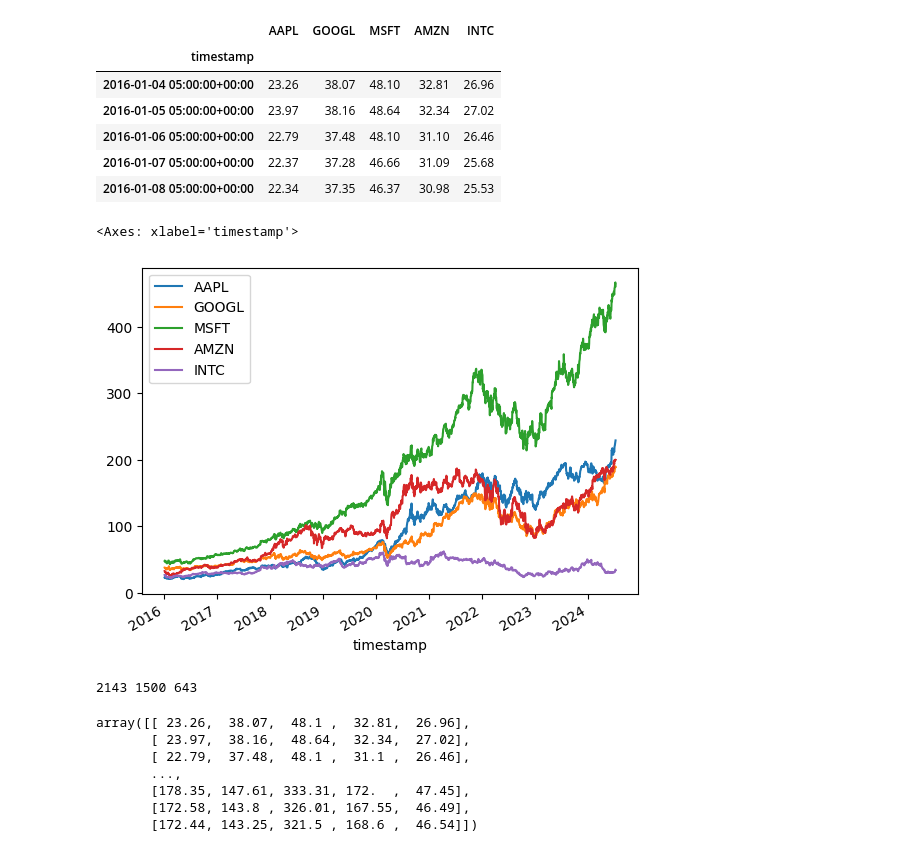
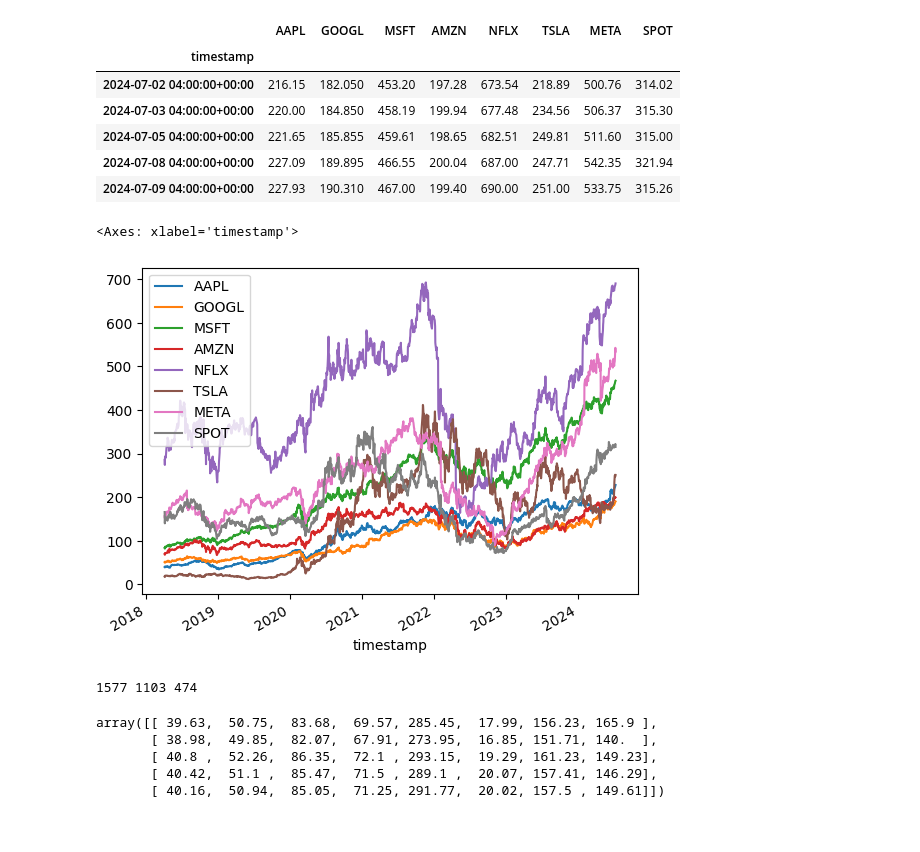
Before and after one commit to AxelGard/cira-examples, a Jupyter notebook: policy_network.ipynb, the cells around one changed output. Saved outputs shown, nothing was run; the diff lists cells and outputs as text; code cells hidden in the pictures.

```diff
--- a/policy_network.ipynb
+++ b/policy_network.ipynb
@@ -4,49 +4,49 @@ import pandas as pd
 import numpy as np
 import matplotlib.pyplot as plt
 from datetime import datetime
 from os.path import exists
 
 cira.auth.KEY_FILE = "../alpc_key.json"
 assert cira.auth.check_keys()
 
 #symbols = ["ETH/USD", "DOGE/USD", "BTC/USD"]
-symbols = ["AAPL", "GOOGL", "MSFT", "AMZN", "INTC"]
+symbols = ["AAPL", "GOOGL", "MSFT", "AMZN", "NFLX", "TSLA", "META", "SPOT"]
 prices = pd.DataFrame()
 for sym in symbols:
     SYMBOL = sym
     SYM_HIST_FILE = f'./{sym.replace("/", "_")}.csv'
 
     stk = cira.Stock(sym)
 
     if not exists(SYM_HIST_FILE): # chacheing historical data
-        start = datetime(2021, 1, 1).date()
-        end = datetime.now().date()
+        start = datetime(2016, 1, 1).date()
+        end = datetime(2024,7,10).date()
         stk.save_historical_data(SYM_HIST_FILE, start, end)
 
     data = stk.load_historical_data(SYM_HIST_FILE)
     prices[sym.split("/")[0]] = data["open"]
 
 #prices["USD"] = 1.0
 #annual_inflation_rate = 0.033  # 3.3%
 ## Convert the annual inflation rate to a daily inflation rate
 #daily_inflation_rate = np.power(1 + annual_inflation_rate, 1/365) - 1
 #prices['USD'] = prices['USD'] * (1 - daily_inflation_rate) ** np.arange(len(prices))
 
 prices.dropna(inplace=True)
-prices.head()
+prices.tail()
 # %% [output]
-|  | AAPL | GOOGL | MSFT | AMZN | INTC |
-| timestamp |  |  |  |  |  |
-| 2016-01-04 05:00:00+00:00 | 23.26 | 38.07 | 48.10 | 32.81 | 26.96 |
-| 2016-01-05 05:00:00+00:00 | 23.97 | 38.16 | 48.64 | 32.34 | 27.02 |
-| 2016-01-06 05:00:00+00:00 | 22.79 | 37.48 | 48.10 | 31.10 | 26.46 |
-| 2016-01-07 05:00:00+00:00 | 22.37 | 37.28 | 46.66 | 31.09 | 25.68 |
-| 2016-01-08 05:00:00+00:00 | 22.34 | 37.35 | 46.37 | 30.98 | 25.53 |
+|  | AAPL | GOOGL | MSFT | AMZN | NFLX | TSLA | META | SPOT |
+| timestamp |  |  |  |  |  |  |  |  |
+| 2024-07-02 04:00:00+00:00 | 216.15 | 182.050 | 453.20 | 197.28 | 673.54 | 218.89 | 500.76 | 314.02 |
+| 2024-07-03 04:00:00+00:00 | 220.00 | 184.850 | 458.19 | 199.94 | 677.48 | 234.56 | 506.37 | 315.30 |
+| 2024-07-05 04:00:00+00:00 | 221.65 | 185.855 | 459.61 | 198.65 | 682.51 | 249.81 | 511.60 | 315.00 |
+| 2024-07-08 04:00:00+00:00 | 227.09 | 189.895 | 466.55 | 200.04 | 687.00 | 247.71 | 542.35 | 321.94 |
+| 2024-07-09 04:00:00+00:00 | 227.93 | 190.310 | 467.00 | 199.40 | 690.00 | 251.00 | 533.75 | 315.26 |
 # %%
 prices.plot()
 # %% [output]
 <Axes: xlabel='timestamp'>
-[figure, old version]
+[figure, new version]
 # %%
 split_prc = 0.7
 train_data = prices.iloc[:int(len(prices)*split_prc)]
@@ -54,7 +54,7 @@ test_data =  prices.iloc[int(len(prices)*split_prc):]
 print(len(prices), len(train_data), len(test_data))
 assert len(prices) == len(train_data) + len(test_data)
 # %% [output]
-2143 1500 643
+1577 1103 474
 # %%
 import torch
 import torch.nn as nn
@@ -97,15 +97,13 @@ class Agent:
         self.optimizer.step()
 # %%
 
-agent = Agent(0.7, len(prices.columns))
-train_data.values
+agent = Agent(0.65, len(prices.columns))
+train_data.values[:5]
 # %% [output]
-array([[ 23.26,  38.07,  48.1 ,  32.81,  26.96],
-       [ 23.97,  38.16,  48.64,  32.34,  27.02],
-       [ 22.79,  37.48,  48.1 ,  31.1 ,  26.46],
-       ...,
-       [178.35, 147.61, 333.31, 172.  ,  47.45],
-       [172.58, 143.8 , 326.01, 167.55,  46.49],
-       [172.44, 143.25, 321.5 , 168.6 ,  46.54]])
+array([[ 39.63,  50.75,  83.68,  69.57, 285.45,  17.99, 156.23, 165.9 ],
+       [ 38.98,  49.85,  82.07,  67.91, 273.95,  16.85, 151.71, 140.  ],
+       [ 40.8 ,  52.26,  86.35,  72.1 , 293.15,  19.29, 161.23, 149.23],
+       [ 40.42,  51.1 ,  85.47,  71.5 , 289.1 ,  20.07, 157.41, 146.29],
+       [ 40.16,  50.94,  85.05,  71.25, 291.77,  20.02, 157.5 , 149.61]])
 # %%
 actions = []
```
Also changed, not shown: parts of 5 cells of this notebook.
